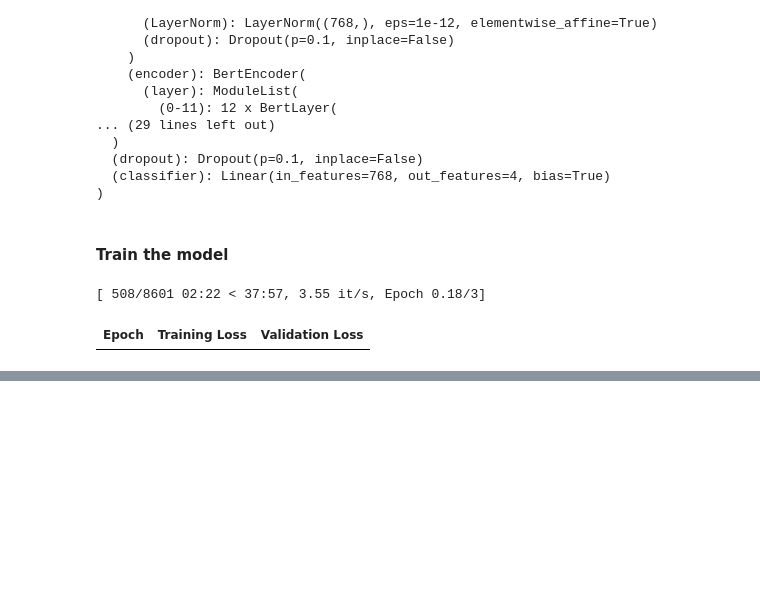
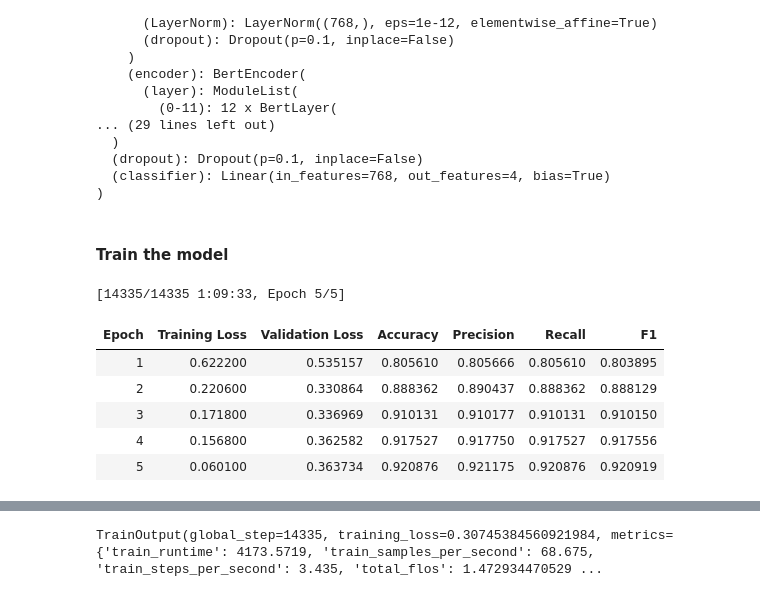
Before and after one commit to naty88/tweets_sentiment_classification, a Jupyter notebook: notebooks/model_training.ipynb, the cells around one changed output, grey strips where cells are left out. Drawn from its saved outputs; the diff is of its cells as text; code cells hidden in the pictures; blank space fills up the shorter version.

```diff
--- a/notebooks/model_training.ipynb
+++ b/notebooks/model_training.ipynb
@@ -65,4 +66,6 @@ df.head(4)
 | 3 | 2401 | Borderlands | 1 | im coming on borderlands and i wi... | 11 |
 # %%
 # Split the data into training and validation sets
-train_data_df, val_data_df = train_test_split(df, test_size=0.2, random_state=RANDOM_SEED)
+train_df, test_df = train_test_split(df, test_size=0.2, random_state=RANDOM_SEED)
+val_df, test_df = train_test_split(test_df, test_size=0.5, random_state=RANDOM_SEED)
+print(f"Shapes:\ntrain_df: {train_df.shape}\nval_df: {val_df.shape}\ntest_df: {test_df.shape}")
@@ -69,16 +77,17 @@ train_data_df, val_data_df = train_test_split(df, test_size=0.2, random_state=RA
 # %%
 # Reset index
-train_data_df.reset_index(inplace=True)
-val_data_df.reset_index(inplace=True)
+train_df.reset_index(inplace=True)
+val_df.reset_index(inplace=True)
+test_df.reset_index(inplace=True)
 # %% [markdown]
 #### Initialize a BERT tokenizer
 # %%
 tokenizer = BertTokenizerFast.from_pretrained(MODEL_NAME)
 # %%
 # Tokenize the data
-max_length = 100
-train_tokenizer = tokenizer(list(train_data_df['Text']), truncation=True, padding=True, max_length=max_length)
-val_tokenizer = tokenizer(list(val_data_df['Text']), truncation=True, padding=True, max_length=max_length)
+train_tokenizer = tokenizer(list(train_df['Text']), truncation=True, padding=True, max_length=MAX_LENGTH)
+val_tokenizer = tokenizer(list(val_df['Text']), truncation=True, padding=True, max_length=MAX_LENGTH)
+test_tokenizer = tokenizer(list(test_df['Text']), truncation=True, padding=True, max_length=MAX_LENGTH)
 # %%
 # # cross check
 # tokenizer.decode(train_tokenizer['input_ids'][10])
@@ -86,8 +95,9 @@ val_tokenizer = tokenizer(list(val_data_df['Text']), truncation=True, padding=Tr
 #### Create PyTorch Dataset and DataLoader
 # %%
 # Create datasets
-train_dataset = SentimentDataset(train_tokenizer, list(train_data_df['Sentiment']))
-val_dataset = SentimentDataset(val_tokenizer, list(val_data_df['Sentiment']))
+train_dataset = SentimentDataset(train_tokenizer, list(train_df['Sentiment']))
+val_dataset = SentimentDataset(val_tokenizer, list(val_df['Sentiment']))
+test_dataset = SentimentDataset(test_tokenizer, list(test_df['Sentiment']))
 # val_dataset.__getitem__(10)
 # %% [markdown]
 #### Set up BERT model
@@ -131,32 +141,38 @@ scheduler = get_linear_schedule_with_warmup(optimizer, num_warmup_steps=0, num_t
 # %%
 %%time
 
 # Define training arguments
 training_args = TrainingArguments(
     output_dir='../results',
     logging_dir='../logs',
     num_train_epochs=NUM_EPOCHS,
     per_device_train_batch_size=BATCH_SIZE,
     per_device_eval_batch_size=BATCH_SIZE,
     warmup_steps=500,
     weight_decay=0.01,
+    learning_rate=2e-5,
     logging_steps=10,
     eval_strategy="epoch",
-    # use_cpu=True
+    gradient_accumulation_steps=2  # Number of updates steps to accumulate the gradients
 )
 
 # Create Trainer instance
 trainer = Trainer(
     model=model,
     args=training_args,
     train_dataset=train_dataset,
     eval_dataset=val_dataset,
     optimizers=(optimizer, scheduler),
     compute_metrics=compute_metrics  # Define metrics
 )
 
 # Train the model
 trainer.train()
 # %% [output]
-[ 508/8601 02:22 < 37:57, 3.55 it/s, Epoch 0.18/3]
+[14335/14335 1:09:33, Epoch 5/5]
-| Epoch | Training Loss | Validation Loss |
+| Epoch | Training Loss | Validation Loss | Accuracy | Precision | Recall | F1 |
+| 1 | 0.622200 | 0.535157 | 0.805610 | 0.805666 | 0.805610 | 0.803895 |
+| 2 | 0.220600 | 0.330864 | 0.888362 | 0.890437 | 0.888362 | 0.888129 |
+| 3 | 0.171800 | 0.336969 | 0.910131 | 0.910177 | 0.910131 | 0.910150 |
+| 4 | 0.156800 | 0.362582 | 0.917527 | 0.917750 | 0.917527 | 0.917556 |
+| 5 | 0.060100 | 0.363734 | 0.920876 | 0.921175 | 0.920876 | 0.920919 |
@@ -163,2 +181,3 @@ trainer.train()
+TrainOutput(global_step=14335, training_loss=0.30745384560921984, metrics={'train_runtime': 4173.5719, 'train_samples_per_second': 68.675, 'train_steps_per_second': 3.435, 'total_flos': 1.472934470529 ...
 # %%
 # Evaluate the model
```
Also changed, not shown: parts of 6 cells of this notebook, 2 other files.
